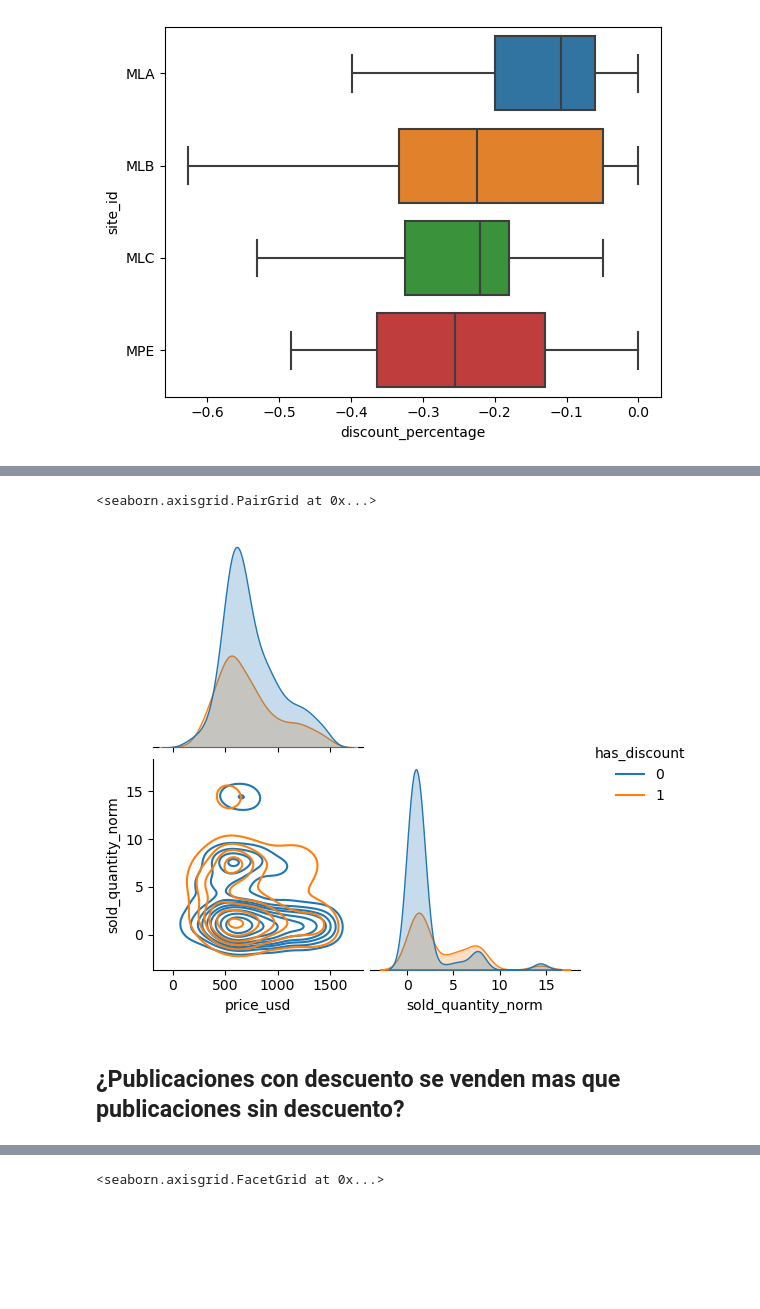
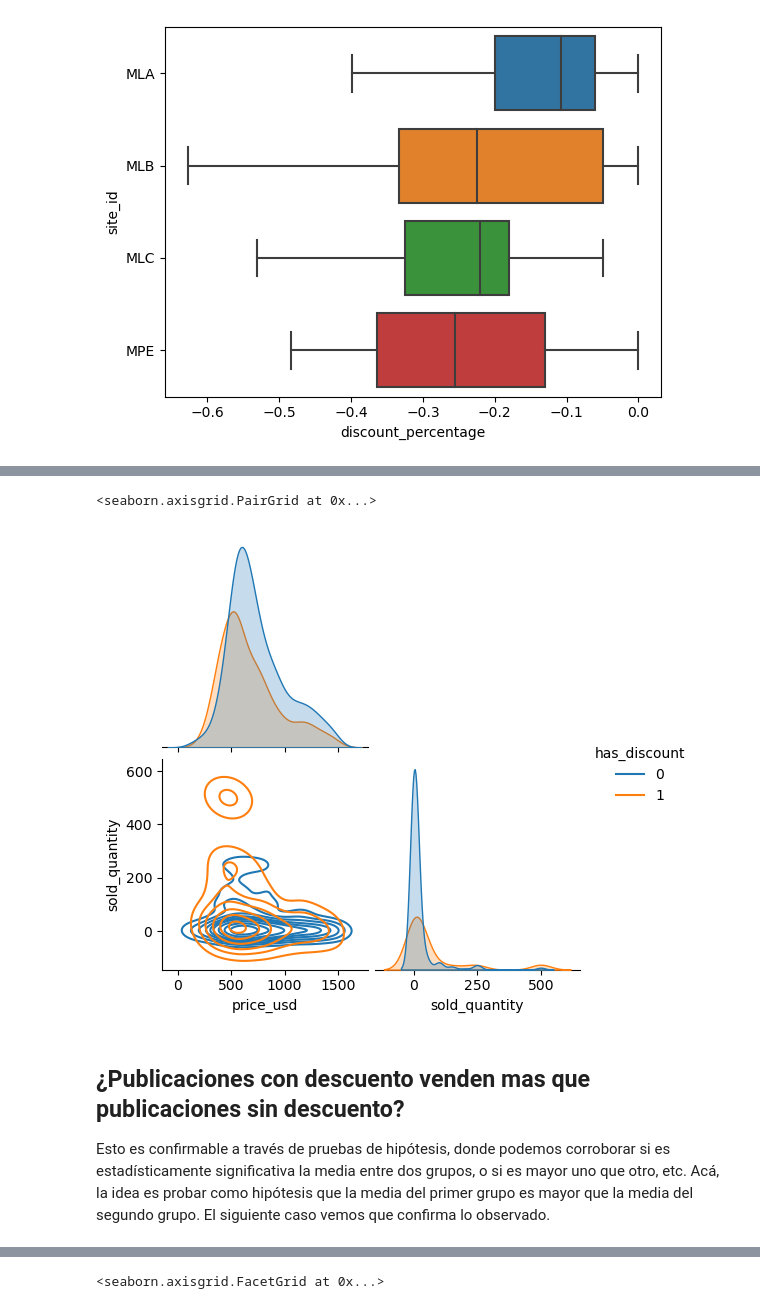
Before and after one commit to pablodiazj/ecommerce_analysis, a Jupyter notebook: ecommerce_analysis/data_exploration.ipynb, the cells around one changed output, grey strips where cells are left out. Drawn from its saved outputs; the diff is of its cells as text; code cells hidden in the pictures; blank space fills up the shorter version.

```diff
--- a/ecommerce_analysis/data_exploration.ipynb
+++ b/ecommerce_analysis/data_exploration.ipynb
@@ -236,13 +221,16 @@ sns.boxplot(data=search_results[search_results['has_discount']==1], x='discount_
 # %%
-sns.pairplot(data=search_results[(search_results['sold_quantity_norm']>0)
-    & (search_results['sold_quantity_norm']<15)
+sns.pairplot(data=search_results[(search_results['sold_quantity']>0)
+    & (search_results['sold_quantity']<1500)
     & (search_results['price_usd']>100)
-    & (search_results['price_usd']<1500)][['price_usd', 'sold_quantity_norm','has_discount']], hue='has_discount', kind='kde', corner=True)
+    & (search_results['price_usd']<1500)][['price_usd', 'sold_quantity','has_discount']], hue='has_discount', kind='kde', corner=True)
 # %% [output]
 <seaborn.axisgrid.PairGrid at 0x...>
-[figure, old version]
+[figure, new version]
-# %% [markdown]
-## ¿Publicaciones con descuento se venden mas que publicaciones sin descuento?
+# %% [markdown]
+## ¿Publicaciones con descuento venden mas que publicaciones sin descuento?
+Esto es confirmable a través de pruebas de hipótesis, donde podemos corroborar si es estadísticamente significativa la media entre dos grupos, o si es mayor uno que otro, etc.
+Acá, la idea es probar como hipótesis que la media del primer grupo es mayor que la media del segundo grupo.
+El siguiente caso vemos que confirma lo observado.
 # %%
 n_sample = 100
 search_results_sample = search_results.sample(n=n_sample, random_state=187)
```
Also changed, not shown: parts of 11 cells of this notebook, 7 other files.
